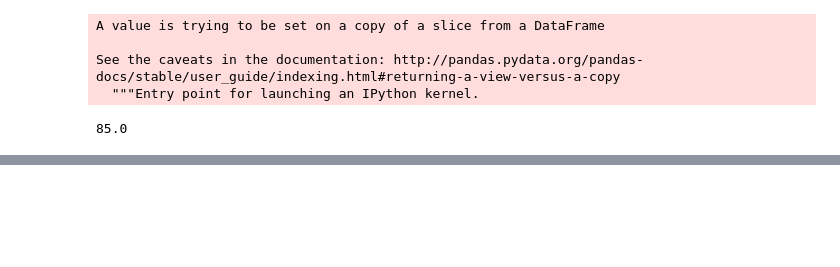
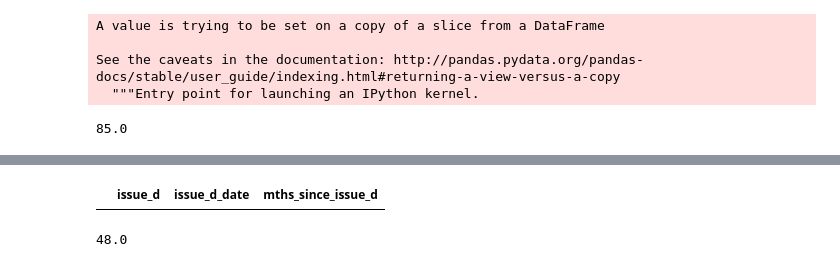
Before and after one commit to mohamed-ssafini/CreditRiskModeling, a Jupyter notebook: PD.ipynb, the cells around one changed output, grey strips where cells are left out. Drawn from its saved outputs; the diff is of its cells as text; code cells hidden in the pictures; blank space fills up the shorter version.

```diff
--- a/PD.ipynb
+++ b/PD.ipynb
@@ -315,0 +329,2 @@ array([36, 60])
+# %%
+loan_data['issue_d_date']=pd.to_datetime(loan_data['issue_d'], format = '%b-%y')
@@ -315,0 +354,2 @@ array([36, 60])
+# %%
+loan_data['mths_since_issue_d'] = round(pd.to_numeric((pd.to_datetime('2017-12-01') - loan_data['issue_d_date']) / np.timedelta64(1, 'M')))
@@ -315,0 +383,8 @@ array([36, 60])
+# %%
+loan_data.loc[: , ['issue_d', 'issue_d_date', 'mths_since_issue_d']][loan_data['mths_since_issue_d'] < 0]
+# %% [output]
+|  | issue_d | issue_d_date | mths_since_issue_d |
+# %%
+min(loan_data['mths_since_issue_d'])
+# %% [output]
+48.0
```
Also changed, not shown: parts of 20 cells of this notebook.
